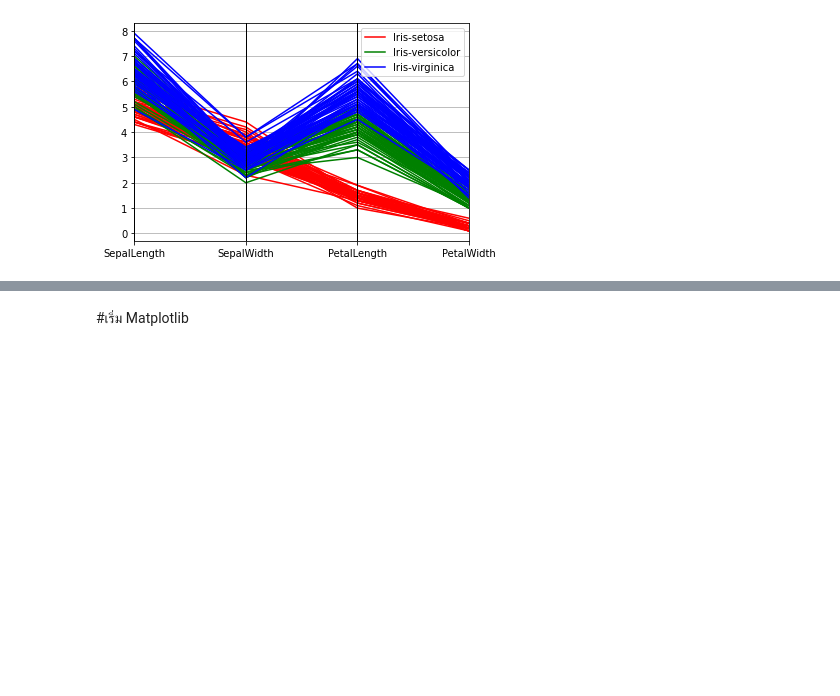
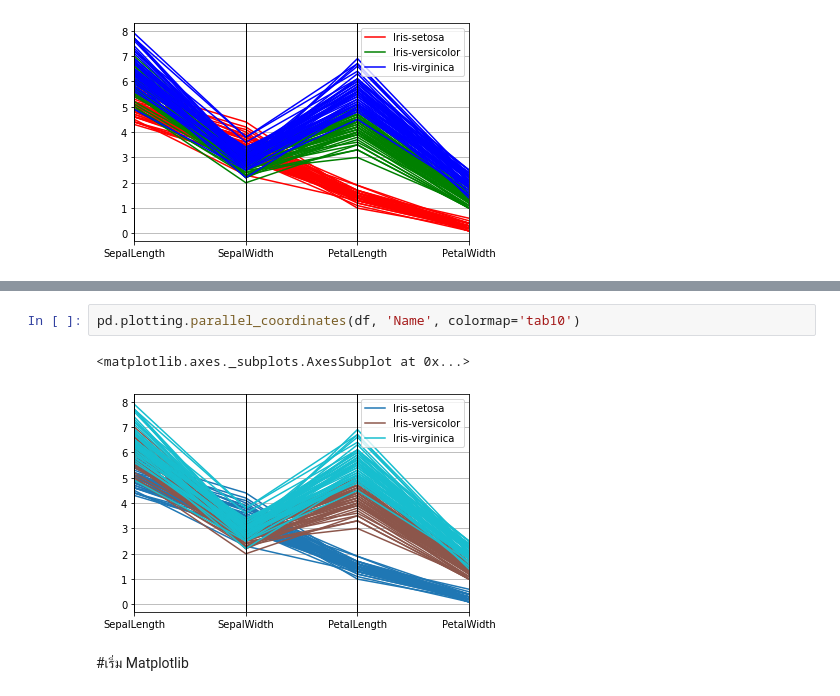
Before and after one commit to maliwant/data_viz, a Jupyter notebook: Visualize_Table_Data(01).ipynb, the cells around one changed output, grey strips where cells are left out. Cells and saved outputs as stored; diff of their text form; blank space fills up the shorter version.

```diff
--- a/Visualize_Table_Data(01).ipynb
+++ b/Visualize_Table_Data(01).ipynb
@@ -38,3 +52,8 @@ pd.plotting.parallel_coordinates(df, 'Name', color=('r','g','b')) #ตัวย
+# %%
+pd.plotting.parallel_coordinates(df, 'Name', colormap='tab10')
+# %% [output]
+<matplotlib.axes._subplots.AxesSubplot at 0x...>
+[figure, added]
 # %% [markdown]
 #เริ่ม Matplotlib
 # %%
```
Also changed, not shown: parts of 12 cells of this notebook.
